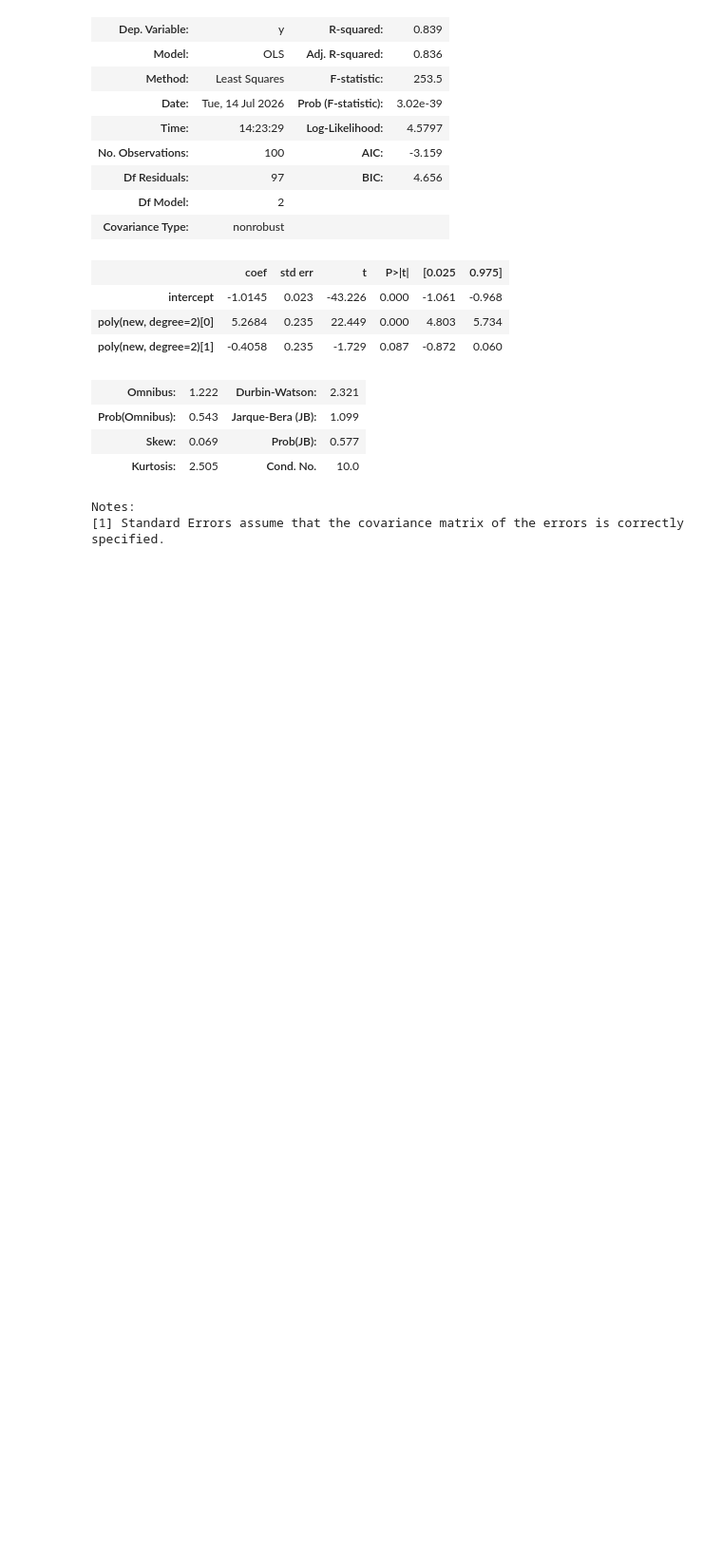
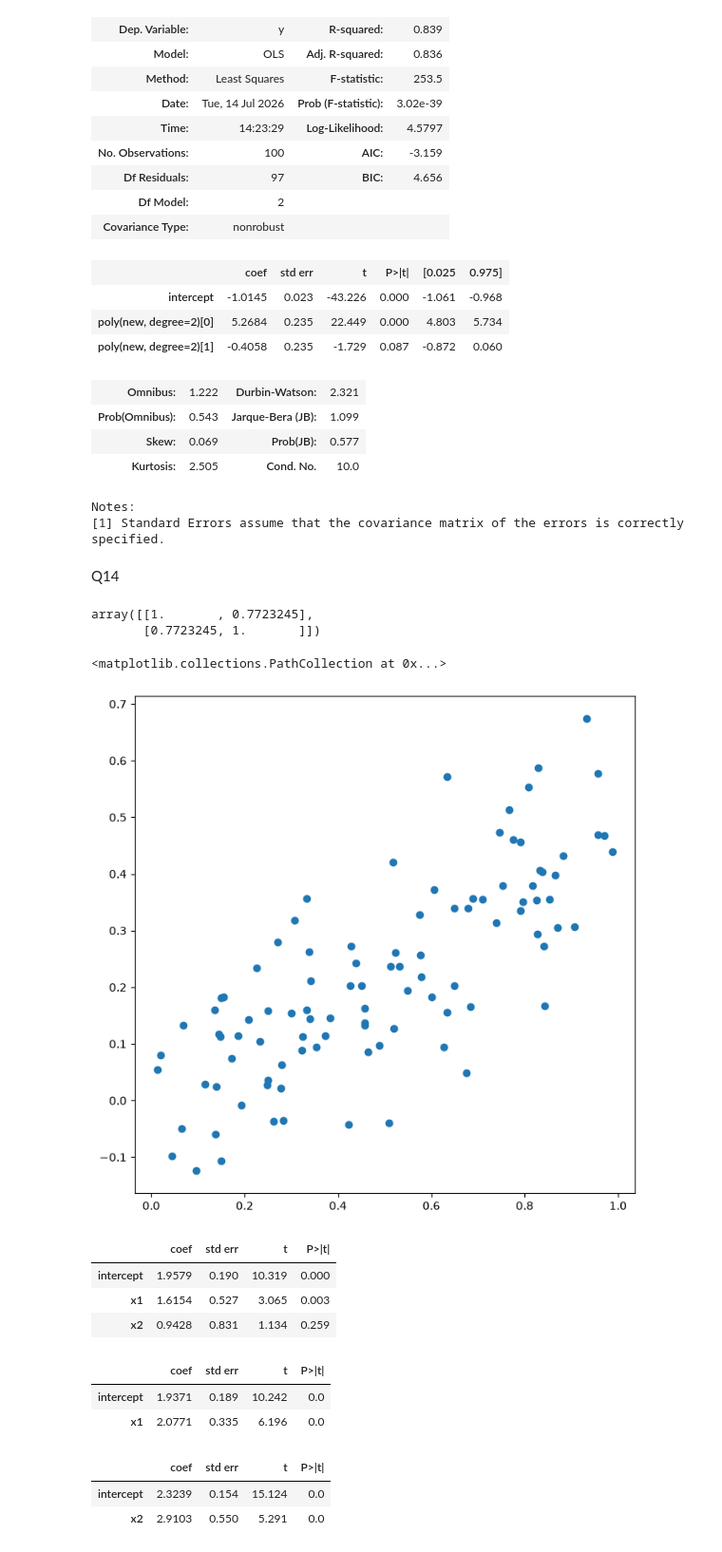
Before and after one commit to Mussab157/ISLP, a Jupyter notebook: Chapter3/ch3_lab.ipynb, the cells around one changed output. Shown at 95% size. Cells and saved outputs as stored; diff of their text form; code cells hidden in the pictures; blank space fills up the shorter version.

```diff
--- a/Chapter3/ch3_lab.ipynb
+++ b/Chapter3/ch3_lab.ipynb
@@ -592,3 +592,10 @@ OLS Regression Results
 | Kurtosis: | 2.505 | Cond. No. | 10.0 |
 Notes:
 [1] Standard Errors assume that the covariance matrix of the errors is correctly specified.
+# %% [markdown]
+Q14
+# %%
+rng = np.random.default_rng(10)
+x1 = rng.uniform(0, 1, size=100)
+x2 = 0.5 * x1 + rng.normal(size=100) / 10
+y = 2 + 2 * x1 + 0.3 * x2 + rng.normal(size=100)
@@ -594,0 +605,41 @@ Notes:
+# %%
+np.corrcoef(x1, x2)
+# %% [output]
+array([[1.       , 0.7723245],
+       [0.7723245, 1.       ]])
+# %%
+ax=subplots(figsize=(8, 8))[1]
+ax.scatter(x1, x2)
+# %% [output]
+<matplotlib.collections.PathCollection at 0x...>
+[figure, added]
+# %%
+df=pd.DataFrame({'x1':x1, 'x2':x2, 'y':y})
+X=MS(['x1', 'x2'], intercept=True).fit_transform(df)
+model=sm.OLS(y,X)
+result=model.fit()
+summarize(result)
+# %% [output]
+|  | coef | std err | t | P>|t| |
+| intercept | 1.9579 | 0.190 | 10.319 | 0.000 |
+| x1 | 1.6154 | 0.527 | 3.065 | 0.003 |
+| x2 | 0.9428 | 0.831 | 1.134 | 0.259 |
+# %%
+X1=MS(['x1']).fit_transform(df)
+model1=sm.OLS(y,X1)
+result1=model1.fit()
+summarize(result1)
+# %% [output]
+|  | coef | std err | t | P>|t| |
+| intercept | 1.9371 | 0.189 | 10.242 | 0.0 |
+| x1 | 2.0771 | 0.335 | 6.196 | 0.0 |
+# %%
+
+X2=MS(['x2']).fit_transform(df)
+model2=sm.OLS(y,X2)
+result2=model2.fit()
+summarize(result2)
+# %% [output]
+|  | coef | std err | t | P>|t| |
+| intercept | 2.3239 | 0.154 | 15.124 | 0.0 |
+| x2 | 2.9103 | 0.550 | 5.291 | 0.0 |
```
Also changed, not shown: parts of 2 cells of this notebook.
